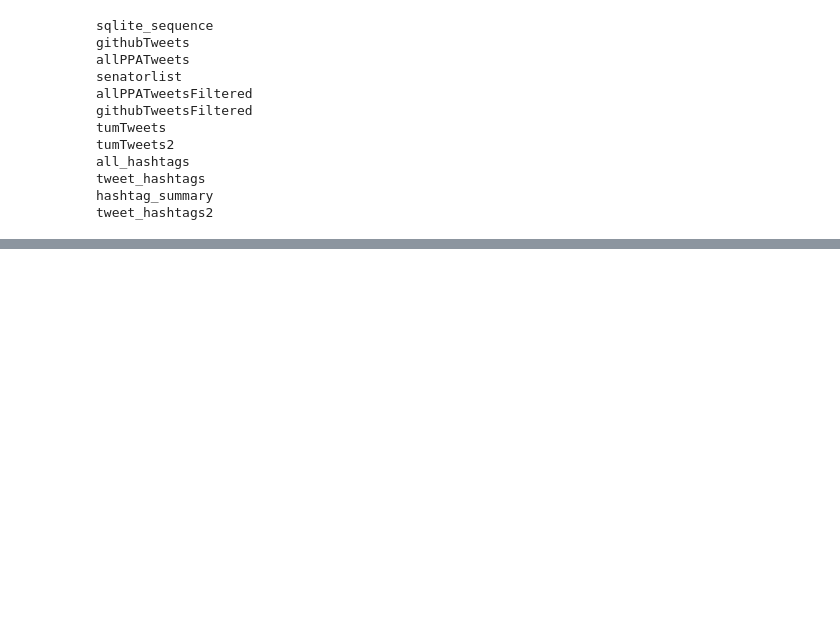
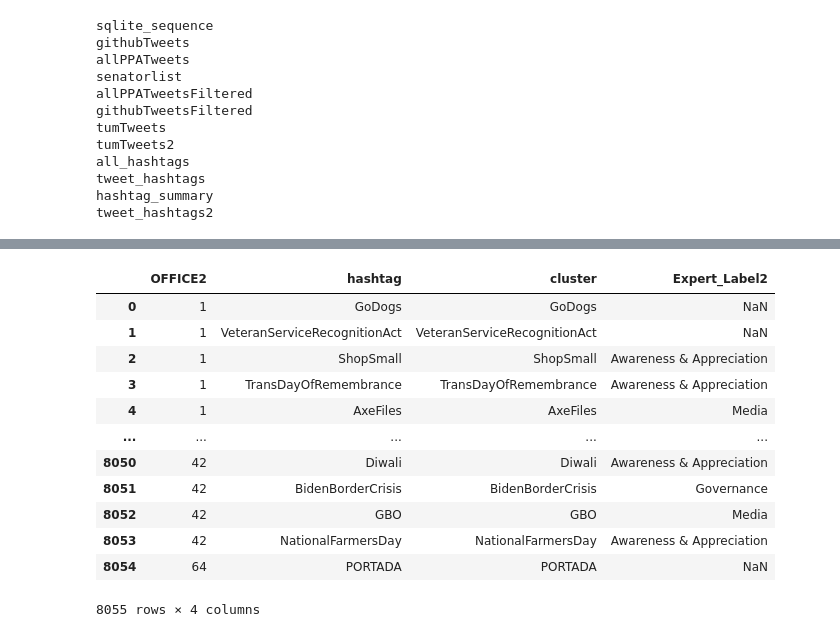
Before and after one commit to CEL-lab/multilayer_polarization, a Jupyter notebook: data/zero2hero.ipynb, the cells around one changed output, grey strips where cells are left out. Cells and saved outputs as stored; diff of their text form; code cells hidden in the pictures; blank space fills up the shorter version.

```diff
--- a/data/zero2hero.ipynb
+++ b/data/zero2hero.ipynb
@@ -660,0 +553,8 @@ conn.close()
+# %%
+SHEET_ID = '1QjDreFrElDv-Edh235ImxsNv-KVArlWItx19tHMKOYI'
+
+SHEET_NAME = 'all_cats_unsup_expert'
+url = f'https://docs.google.com/spreadsheets/d/{SHEET_ID}/gviz/tq?tqx=out:csv&sheet={SHEET_NAME}'
+hashtags = pd.read_csv(url)
+hashtags = hashtags[['cluster', 'Expert_Label2']]
+hashtags
@@ -660,0 +575,7 @@ conn.close()
+# %%
+conn = sqlite3.connect("D:/Dropbox/projeler/ndsu_polarization/twitterVeriToplama/twitter004.db")
+cursor = conn.cursor()
+tweet_hashtags = pd.read_sql_query("SELECT * FROM tweet_hashtags2", conn)
+conn.close()
+
+tweet_hashtags
@@ -660,0 +596,21 @@ conn.close()
+# %%
+#left join hashtags and tweet_hashtags on cluster
+merged_data = pd.merge(tweet_hashtags, hashtags,
+                                        left_on='cluster',
+                                        right_on='cluster',
+                                        how='left')
+merged_data
+# %% [output]
+|  | OFFICE2 | hashtag | cluster | Expert_Label2 |
+| 0 | 1 | GoDogs | GoDogs | NaN |
+| 1 | 1 | VeteranServiceRecognitionAct | VeteranServiceRecognitionAct | NaN |
+| 2 | 1 | ShopSmall | ShopSmall | Awareness & Appreciation |
+| 3 | 1 | TransDayOfRemembrance | TransDayOfRemembrance | Awareness & Appreciation |
+| 4 | 1 | AxeFiles | AxeFiles | Media |
+| ... | ... | ... | ... | ... |
+| 8050 | 42 | Diwali | Diwali | Awareness & Appreciation |
+| 8051 | 42 | BidenBorderCrisis | BidenBorderCrisis | Governance |
+| 8052 | 42 | GBO | GBO | Media |
+| 8053 | 42 | NationalFarmersDay | NationalFarmersDay | Awareness & Appreciation |
+| 8054 | 64 | PORTADA | PORTADA | NaN |
+8055 rows × 4 columns
```
Also changed, not shown: parts of 25 cells of this notebook, 5 other files.
